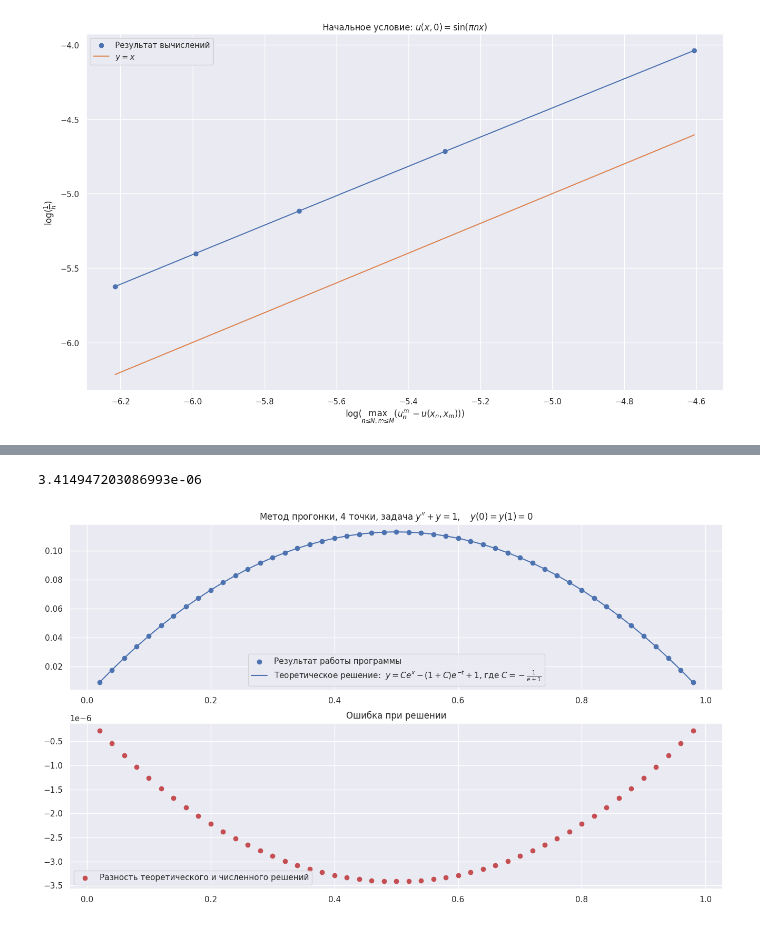
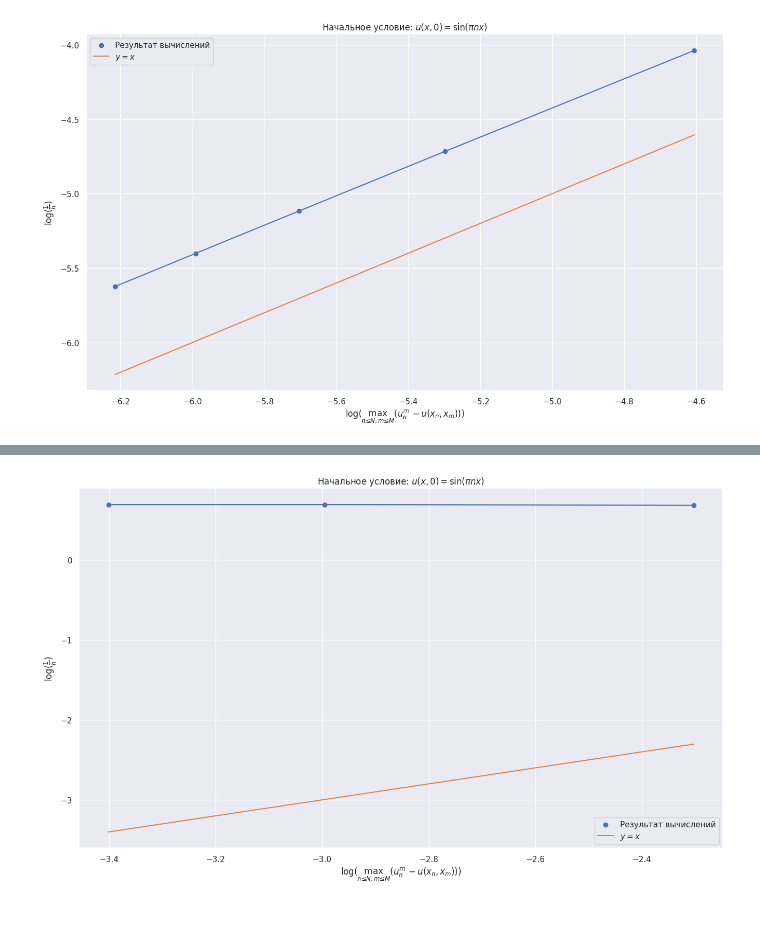
Before and after one commit to VsevolodZaostrovsky/NumericalMethods, a Jupyter notebook: PDE/Code/Pictures.ipynb, the cells around one changed output, grey strips where cells are left out. Cells and saved outputs as stored; diff of their text form; code cells hidden in the pictures.

```diff
--- a/PDE/Code/Pictures.ipynb
+++ b/PDE/Code/Pictures.ipynb
@@ -92,22 +46,36 @@ np.max(np.fabs(y(net) - f50p1f1))
-# %%
-s50p1f1 = np.loadtxt( "build/s50p1f1.txt")
-
-def y(x):
-    C = - 1 / (1 + 2.718281828459045)
-    return C * np.exp(x) - (1 + C) * np.exp(- x) + 1
-
-net = np.linspace(0, 1, len(s50p1f1) + 2)[1:-1]
-plt.subplot(211)
-plt.scatter(net, s50p1f1, label="Результат работы программы")
-plt.plot(net, y(net), label=r"Теоретическое решение:  $y = C e^x - (1 + C) e^{-t} + 1$, где $C = -\frac{1}{e + 1}$")
-plt.title(r"Метод прогонки, 4 точки, задача $y'' + y = 1, \quad y(0) = y(1) = 0$")
-plt.legend()
-plt.subplot(212)
-plt.scatter(net, s50p1f1 - y(net), label="Разность теоретического и численного решений", color="r")
-plt.title(r"Ошибка при решении")
-plt.legend()
-plt.savefig("s50p1f1.pdf")
-np.max(np.fabs(y(net) - s50p1f1))
-# %% [output]
-3.414947203086993e-06
-[figure, removed]
+# %%
+h10t100 = np.loadtxt( "build/h10t100.txt")
+h20t400 = np.loadtxt( "build/h20t400.txt")
+h30t900 = np.loadtxt( "build/h30t900.txt")
+
+
+def arr_delta(ht: np.array):
+    N, M = ht.shape
+
+    teor_solution = np.zeros((N, M))
+    h = 1 / float(N - 1)
+    tau = 1 / float(M - 1)
+
+    for i in range(N):
+        for j in range(M):
+            teor_solution[i][j] =  np.sin(np.pi * j * h) * np.exp(-np.pi * np.pi * i * tau)
+
+
+    return np.max(ht - teor_solution)
+
+deltas = np.array([arr_delta(h10t100),
+                   arr_delta(h20t400),
+                   arr_delta(h30t900)])
+
+hs = np.array([1./10.,1./20.,1./30.])
+# %%
+plt.plot(np.log(hs), np.log(deltas))
+plt.scatter(np.log(hs), np.log(deltas), label="Результат вычислений")
+plt.plot(np.log(hs), np.log(hs), label=r"$y=x$")
+plt.title(r"Начальное условие: $u(x,0)=\sin(\pi n x) $")
+plt.ylabel(r"$\log(\frac{1}{h})$")
+plt.xlabel(r"$\log(\max_{n\leq N, m \leq M}(u_n^m - u(x_n, x_m)))$")
+plt.legend()
+plt.savefig("OrderCon.pdf")
+# %% [output]
+[figure, added]
```
Also changed, not shown: parts of 3 cells of this notebook, 2 other files.
